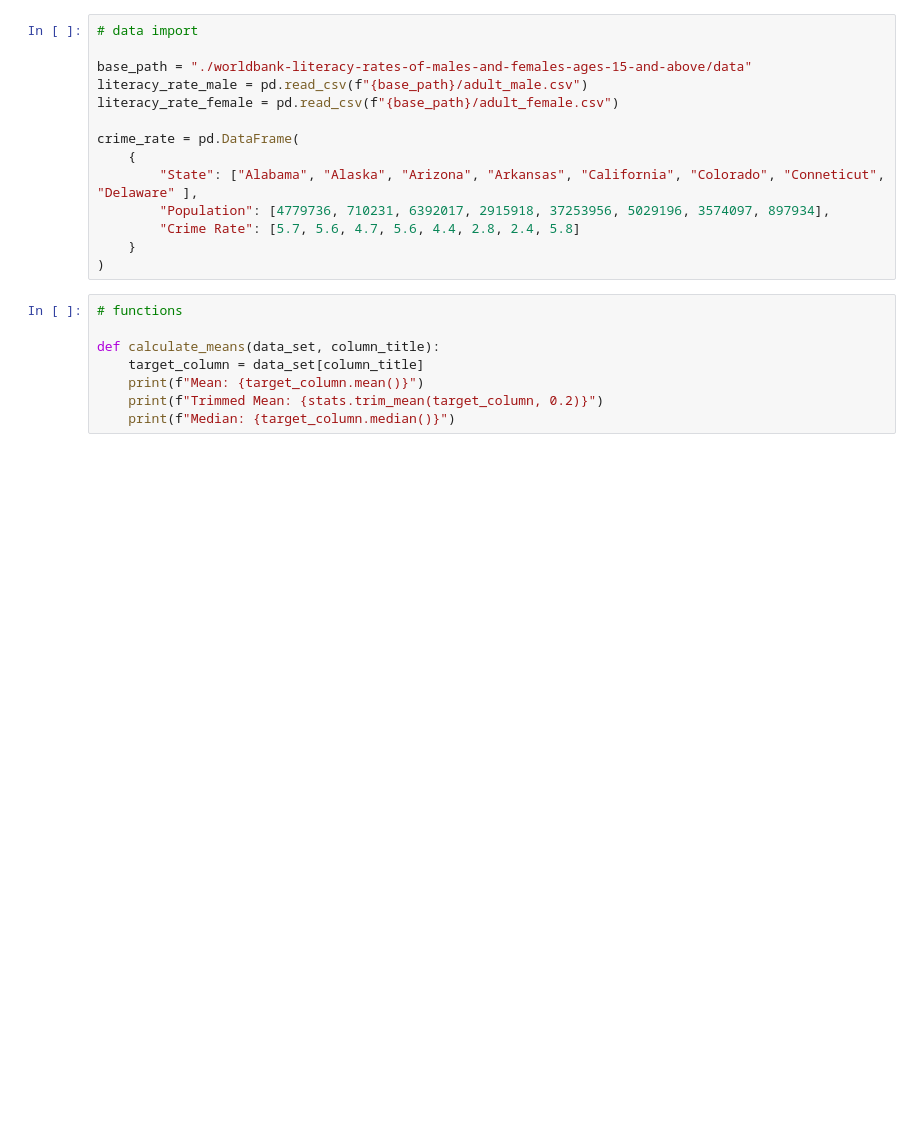
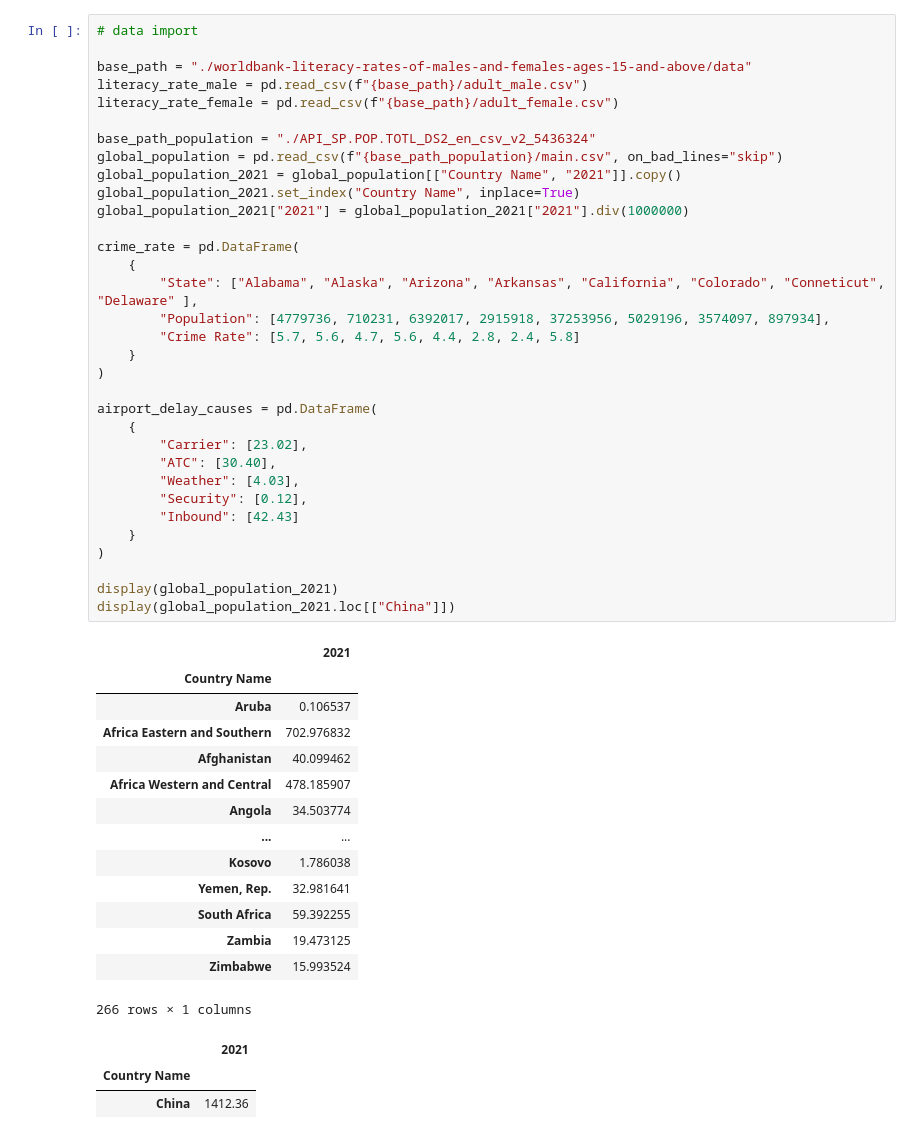
Before and after one commit to ShinnoT/python-datascience-journey, a Jupyter notebook: Chapter-1.ipynb, the cells around one changed output. Saved outputs shown, nothing was run; the diff lists cells and outputs as text; blank space fills up the shorter version.

```diff
--- a/Chapter-1.ipynb
+++ b/Chapter-1.ipynb
@@ -10,22 +9,51 @@ from scipy import stats
 # %%
 # data import
 
 base_path = "./worldbank-literacy-rates-of-males-and-females-ages-15-and-above/data"
 literacy_rate_male = pd.read_csv(f"{base_path}/adult_male.csv")
 literacy_rate_female = pd.read_csv(f"{base_path}/adult_female.csv")
+
+base_path_population = "./API_SP.POP.TOTL_DS2_en_csv_v2_5436324"
+global_population = pd.read_csv(f"{base_path_population}/main.csv", on_bad_lines="skip")
+global_population_2021 = global_population[["Country Name", "2021"]].copy()
+global_population_2021.set_index("Country Name", inplace=True)
+global_population_2021["2021"] = global_population_2021["2021"].div(1000000)
 
 crime_rate = pd.DataFrame(
     {
         "State": ["Alabama", "Alaska", "Arizona", "Arkansas", "California", "Colorado", "Conneticut", "Delaware" ],
         "Population": [4779736, 710231, 6392017, 2915918, 37253956, 5029196, 3574097, 897934],
         "Crime Rate": [5.7, 5.6, 4.7, 5.6, 4.4, 2.8, 2.4, 5.8]
     }
 )
+
+airport_delay_causes = pd.DataFrame(
+    {
+        "Carrier": [23.02],
+        "ATC": [30.40],
+        "Weather": [4.03],
+        "Security": [0.12],
+        "Inbound": [42.43]
+    }
+)
+
+display(global_population_2021)
+display(global_population_2021.loc[["China"]])
+# %% [output]
+|  | 2021 |
+| Country Name |  |
+| Aruba | 0.106537 |
+| Africa Eastern and Southern | 702.976832 |
+| Afghanistan | 40.099462 |
+| Africa Western and Central | 478.185907 |
+| Angola | 34.503774 |
+| ... | ... |
+| Kosovo | 1.786038 |
+| Yemen, Rep. | 32.981641 |
+| South Africa | 59.392255 |
+| Zambia | 19.473125 |
+| Zimbabwe | 15.993524 |
+266 rows × 1 columns
+|  | 2021 |
+| Country Name |  |
+| China | 1412.36 |
-# %%
-# functions
-
-def calculate_means(data_set, column_title):
-    target_column = data_set[column_title]
-    print(f"Mean: {target_column.mean()}")
-    print(f"Trimmed Mean: {stats.trim_mean(target_column, 0.2)}")
-    print(f"Median: {target_column.median()}")
```
Also changed, not shown: parts of 14 cells of this notebook, 4 other files.
